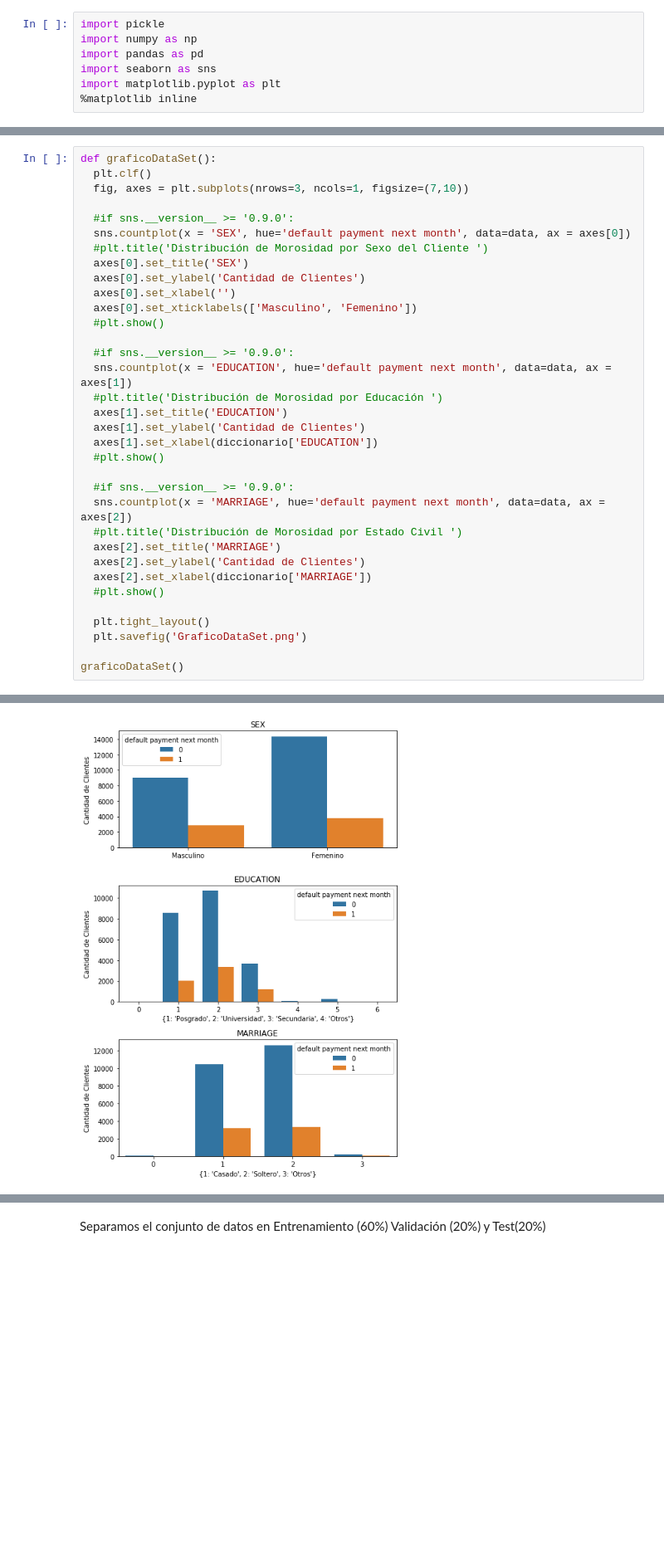
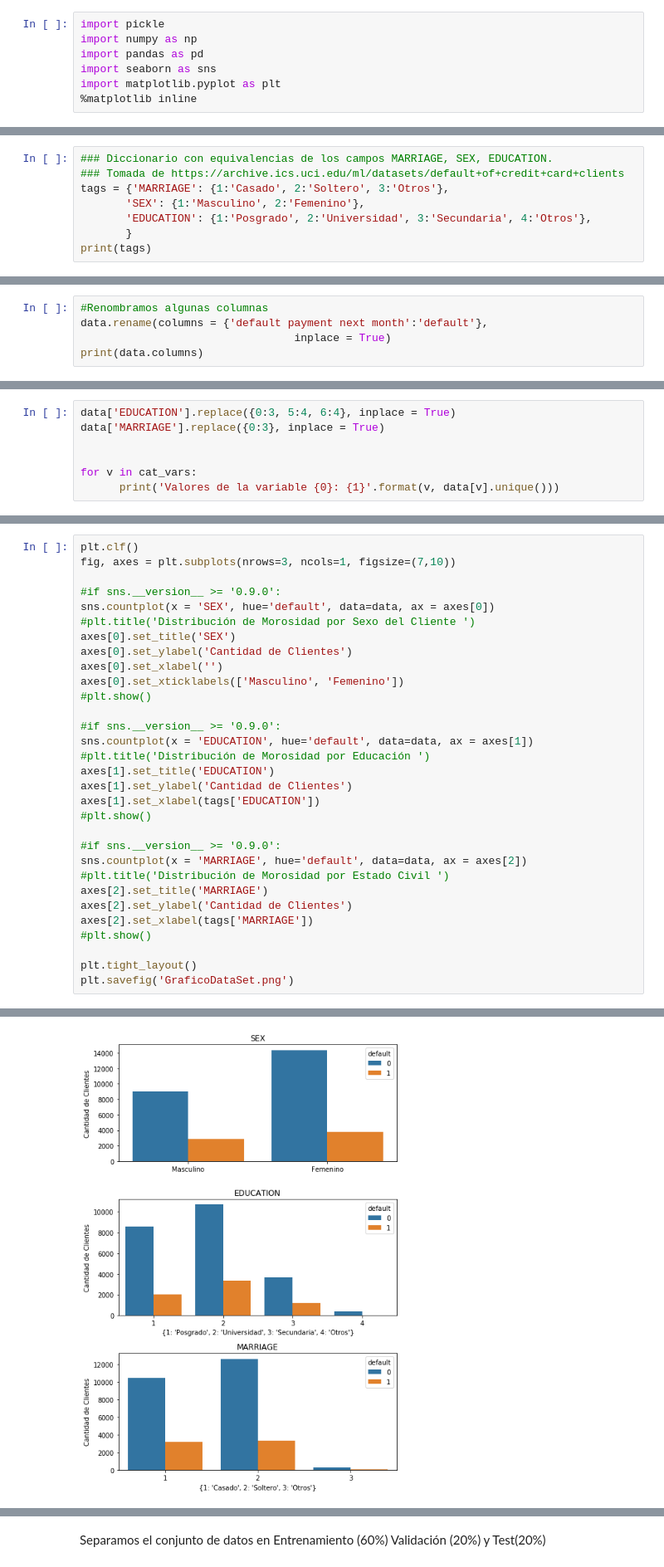
Before and after one commit to DanielQuintana90/ProyectoMachineLearning, a Jupyter notebook: DefaultCreditCard.ipynb, the cells around one changed output, grey strips where cells are left out. Shown at 83% size. Cells and saved outputs as stored; diff of their text form; blank space fills up the shorter version.

```diff
--- a/DefaultCreditCard.ipynb
+++ b/DefaultCreditCard.ipynb
@@ -21,0 +26,8 @@ data.head()
+# %%
+### Diccionario con equivalencias de los campos MARRIAGE, SEX, EDUCATION.
+### Tomada de https://archive.ics.uci.edu/ml/datasets/default+of+credit+card+clients
+tags = {'MARRIAGE': {1:'Casado', 2:'Soltero', 3:'Otros'},
+       'SEX': {1:'Masculino', 2:'Femenino'},
+       'EDUCATION': {1:'Posgrado', 2:'Universidad', 3:'Secundaria', 4:'Otros'},
+       }
+print(tags)
@@ -21,0 +36,5 @@ data.head()
+# %%
+#Renombramos algunas columnas
+data.rename(columns = {'default payment next month':'default'},
+                                 inplace = True)
+print(data.columns)
@@ -52,0 +114,7 @@ print(diccionario)
+# %%
+data['EDUCATION'].replace({0:3, 5:4, 6:4}, inplace = True)
+data['MARRIAGE'].replace({0:3}, inplace = True)
+
+
+for v in cat_vars:
+      print('Valores de la variable {0}: {1}'.format(v, data[v].unique()))
@@ -53,37 +126,34 @@ print(diccionario)
 # %%
-def graficoDataSet():
-  plt.clf()
-  fig, axes = plt.subplots(nrows=3, ncols=1, figsize=(7,10))
+plt.clf()
+fig, axes = plt.subplots(nrows=3, ncols=1, figsize=(7,10))
 
-  #if sns.__version__ >= '0.9.0':
-  sns.countplot(x = 'SEX', hue='default payment next month', data=data, ax = axes[0])
-  #plt.title('Distribución de Morosidad por Sexo del Cliente ')
-  axes[0].set_title('SEX')
-  axes[0].set_ylabel('Cantidad de Clientes')
-  axes[0].set_xlabel('')
-  axes[0].set_xticklabels(['Masculino', 'Femenino'])
-  #plt.show()
+#if sns.__version__ >= '0.9.0':
+sns.countplot(x = 'SEX', hue='default', data=data, ax = axes[0])
+#plt.title('Distribución de Morosidad por Sexo del Cliente ')
+axes[0].set_title('SEX')
+axes[0].set_ylabel('Cantidad de Clientes')
+axes[0].set_xlabel('')
+axes[0].set_xticklabels(['Masculino', 'Femenino'])
+#plt.show()
 
-  #if sns.__version__ >= '0.9.0':
-  sns.countplot(x = 'EDUCATION', hue='default payment next month', data=data, ax = axes[1])
-  #plt.title('Distribución de Morosidad por Educación ')
-  axes[1].set_title('EDUCATION')
-  axes[1].set_ylabel('Cantidad de Clientes')
-  axes[1].set_xlabel(diccionario['EDUCATION'])
-  #plt.show()
+#if sns.__version__ >= '0.9.0':
+sns.countplot(x = 'EDUCATION', hue='default', data=data, ax = axes[1])
+#plt.title('Distribución de Morosidad por Educación ')
+axes[1].set_title('EDUCATION')
+axes[1].set_ylabel('Cantidad de Clientes')
+axes[1].set_xlabel(tags['EDUCATION'])
+#plt.show()
 
-  #if sns.__version__ >= '0.9.0':
-  sns.countplot(x = 'MARRIAGE', hue='default payment next month', data=data, ax = axes[2])
-  #plt.title('Distribución de Morosidad por Estado Civil ')
-  axes[2].set_title('MARRIAGE')
-  axes[2].set_ylabel('Cantidad de Clientes')
-  axes[2].set_xlabel(diccionario['MARRIAGE'])
-  #plt.show()
+#if sns.__version__ >= '0.9.0':
+sns.countplot(x = 'MARRIAGE', hue='default', data=data, ax = axes[2])
+#plt.title('Distribución de Morosidad por Estado Civil ')
+axes[2].set_title('MARRIAGE')
+axes[2].set_ylabel('Cantidad de Clientes')
+axes[2].set_xlabel(tags['MARRIAGE'])
+#plt.show()
 
-  plt.tight_layout()
-  plt.savefig('GraficoDataSet.png')
-
-graficoDataSet()
+plt.tight_layout()
+plt.savefig('GraficoDataSet.png')
 # %% [output]
 <Figure size 432x288 with 0 Axes>
-[figure, old version]
+[figure, new version]
```
Also changed, not shown: parts of 49 cells of this notebook.
